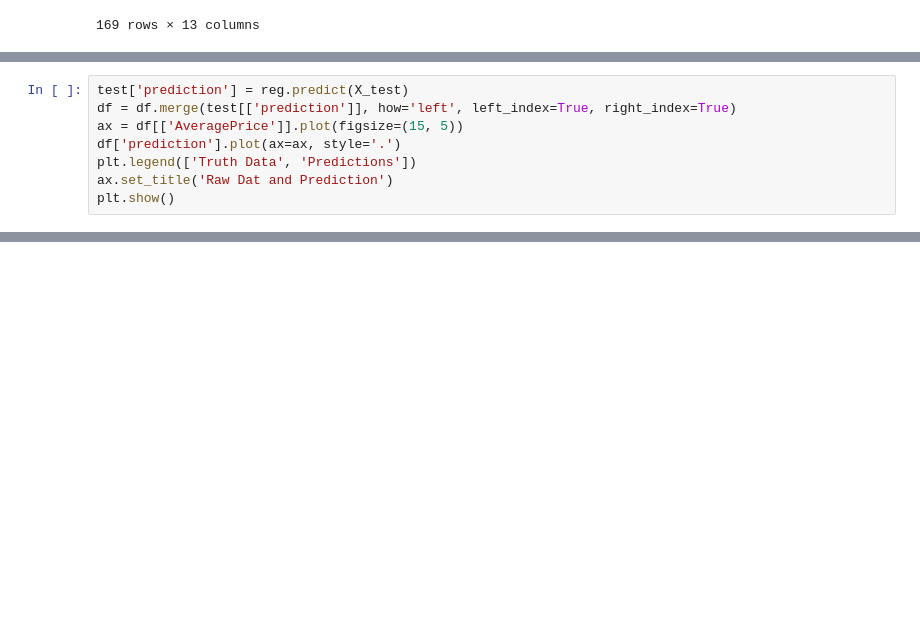
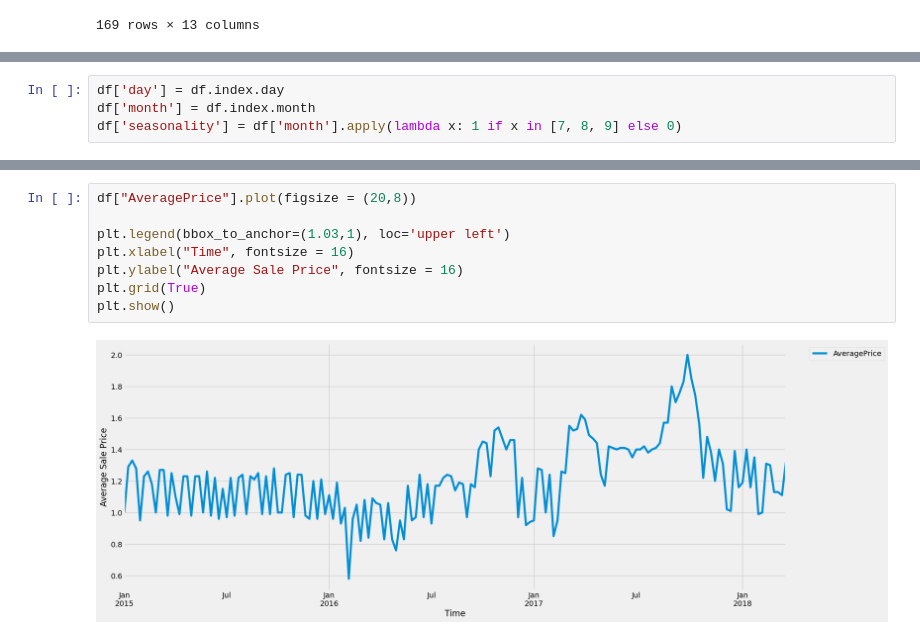
Before and after one commit to dunp7/Avocado-Price-Prediction, a Jupyter notebook: Task_2/ML2.ipynb, the cells around one changed output, grey strips where cells are left out. Cells and saved outputs as stored; diff of their text form; blank space fills up the shorter version.

```diff
--- a/Task_2/ML2.ipynb
+++ b/Task_2/ML2.ipynb
@@ -195,8 +106,0 @@ plt.show()
-# %%
-test['prediction'] = reg.predict(X_test)
-df = df.merge(test[['prediction']], how='left', left_index=True, right_index=True)
-ax = df[['AveragePrice']].plot(figsize=(15, 5))
-df['prediction'].plot(ax=ax, style='.')
-plt.legend(['Truth Data', 'Predictions'])
-ax.set_title('Raw Dat and Prediction')
-plt.show()
@@ -204,0 +107,4 @@ plt.show()
+# %%
+df['day'] = df.index.day
+df['month'] = df.index.month
+df['seasonality'] = df['month'].apply(lambda x: 1 if x in [7, 8, 9] else 0)
@@ -204,0 +128,10 @@ plt.show()
+# %%
+df["AveragePrice"].plot(figsize = (20,8))
+
+plt.legend(bbox_to_anchor=(1.03,1), loc='upper left')
+plt.xlabel("Time", fontsize = 16)
+plt.ylabel("Average Sale Price", fontsize = 16)
+plt.grid(True)
+plt.show()
+# %% [output]
+[figure, added]
```
Also changed, not shown: parts of 35 cells of this notebook.
